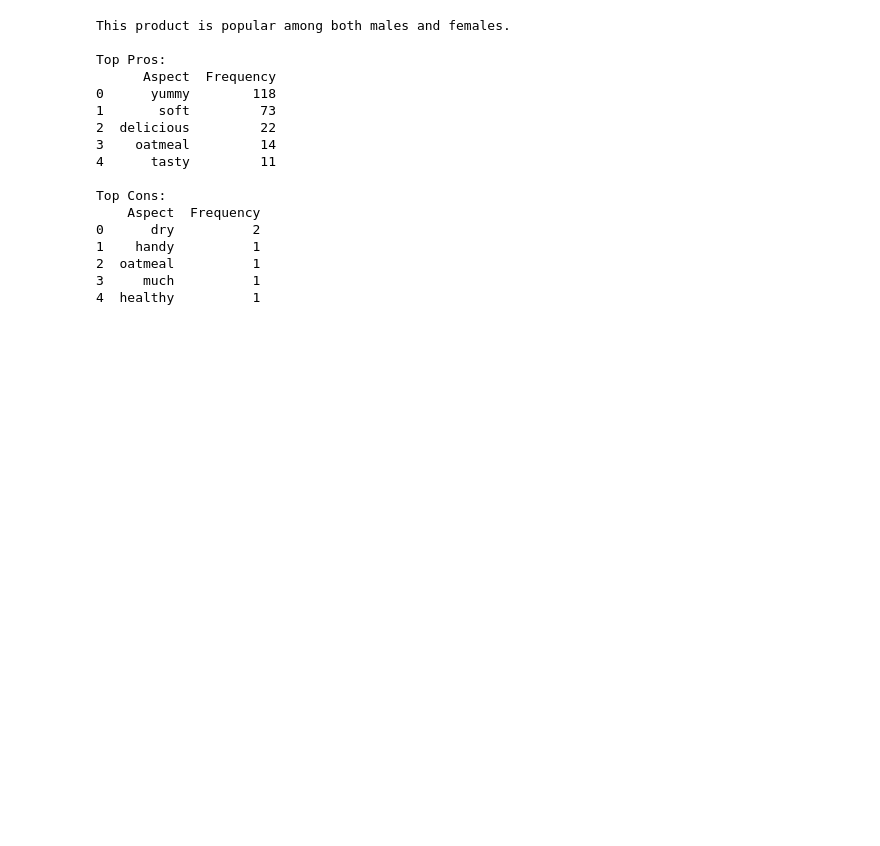
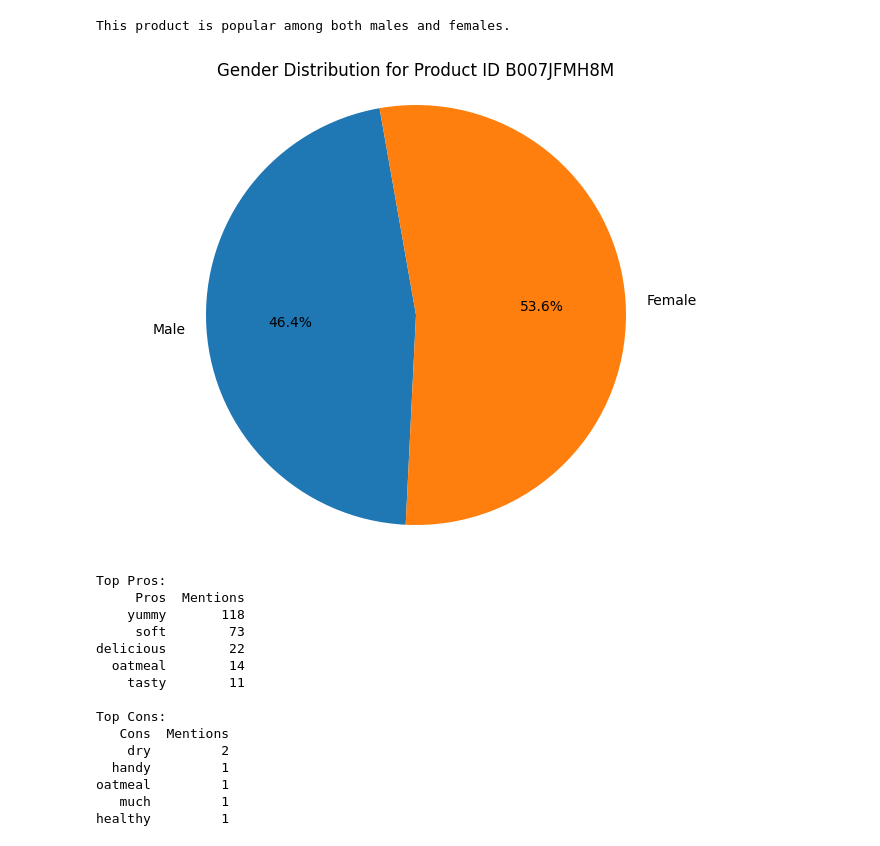
Before and after one commit to iamudyavar/amazon-review-analysis, a Jupyter notebook: Pros Cons Gender.ipynb, the cells around one changed output. Drawn from its saved outputs; the diff is of its cells as text; code cells hidden in the pictures; blank space fills up the shorter version.

Commit message:
Improved visualization

```diff
--- a/Pros Cons Gender.ipynb
+++ b/Pros Cons Gender.ipynb
@@ -36,50 +46,62 @@ def predict_gender(name):
         return('Male')
     else:
         return('Female')
 
 # Extract Pros/Cons and Gender from each matching productId
 df.loc[df['ProductId'] == productId, 'Extracted Aspects'] = df[df['ProductId'] == productId].apply(lambda row: analyze_review(row['Summary'], row['Score']), axis=1)
 df.loc[df['ProductId'] == productId, 'Gender'] = df[df['ProductId'] == productId].apply(lambda row: predict_gender(row['ProfileName']), axis=1)
 
 # Calculate gender proportion
 num_reviews = len(df[(df['ProductId'] == productId)])
 num_males = len(df[(df['ProductId'] == productId) & (df['Gender'] == 'Male')])
 male_proportion = num_males / num_reviews
 
 # Create DataFrames for Pros and Cons for visualization
 top_pros = dict(sorted(pros.items(), key=lambda item: item[1], reverse=True)[:5])  # Top 5 Pros
 top_cons = dict(sorted(cons.items(), key=lambda item: item[1], reverse=True)[:5])  # Top 5 Cons
-pros_df = pd.DataFrame(list(top_pros.items()), columns=['Aspect', 'Frequency'])
-cons_df = pd.DataFrame(list(top_cons.items()), columns=['Aspect', 'Frequency'])
+pros_df = pd.DataFrame(list(top_pros.items()), columns=['Pros', 'Mentions'])
+cons_df = pd.DataFrame(list(top_cons.items()), columns=['Cons', 'Mentions'])
 
 # Output results
 if male_proportion < 0.4:
     print('This product is most popular among females.')
 elif male_proportion < 0.6:
     print('This product is popular among both males and females.')
 else:
     print('This product is most popular among males')
 
+# Pie chart data
+labels = ['Male', 'Female']
+sizes = [num_males, num_reviews-num_males]
+colors = ['#1f77b4', '#ff7f0e']  # Blue for Male, Orange for Female
+
+# Plotting the pie chart
+plt.figure(figsize=(8, 6))
+plt.pie(sizes, labels=labels, colors=colors, autopct='%1.1f%%', startangle=100)
+plt.title('Gender Distribution for Product ID {}'.format(productId))
+plt.axis('equal')  # Equal aspect ratio ensures that pie is drawn as a circle.
+plt.show()
+
 print('\nTop Pros:')
-print(pros_df)
+print(pros_df.to_string(index=False))
 
 print('\nTop Cons:')
-print(cons_df)
+print(cons_df.to_string(index=False))
 # %% [output]
 This product is popular among both males and females.
-
-Top Pros:
-      Aspect  Frequency
-0      yummy        118
-1       soft         73
-2  delicious         22
-3    oatmeal         14
-4      tasty         11
-
-Top Cons:
-    Aspect  Frequency
-0      dry          2
-1    handy          1
-2  oatmeal          1
-3     much          1
-4  healthy          1
+[figure, added]
+Top Pros:
+     Pros  Mentions
+    yummy       118
+     soft        73
+delicious        22
+  oatmeal        14
+    tasty        11
+
+Top Cons:
+   Cons  Mentions
+    dry         2
+  handy         1
+oatmeal         1
+   much         1
+healthy         1
```
Also changed, not shown: parts of 1 cell of this notebook.
